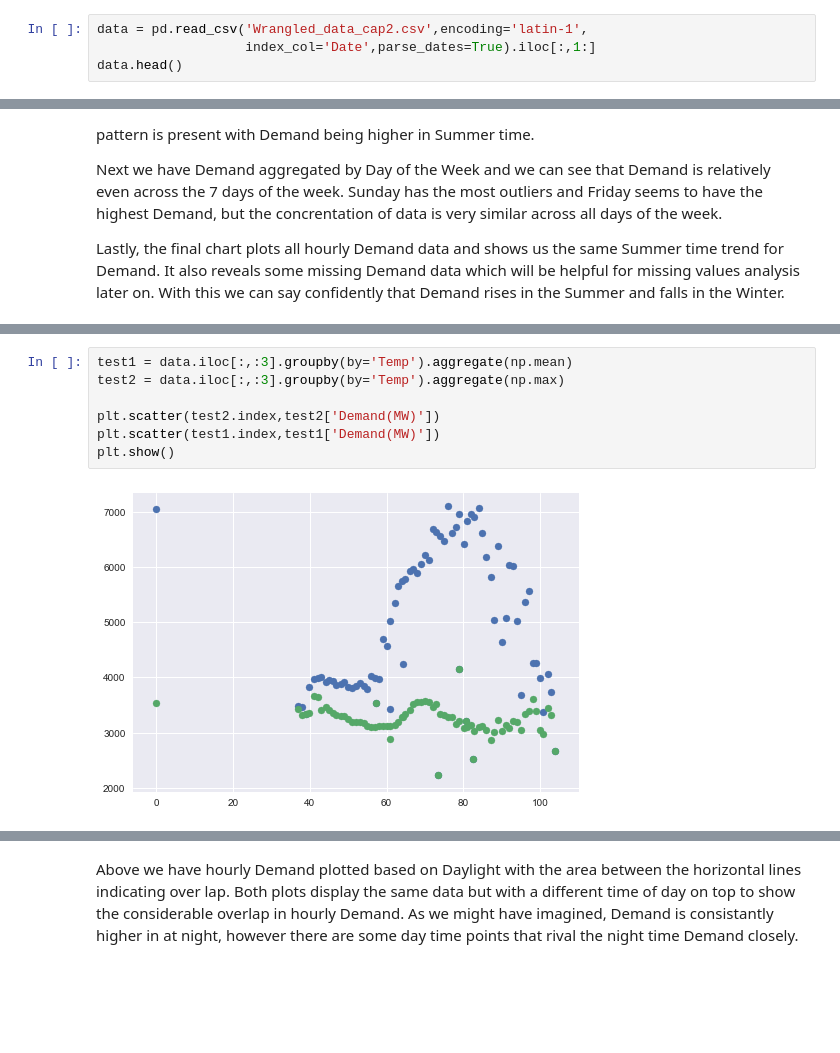
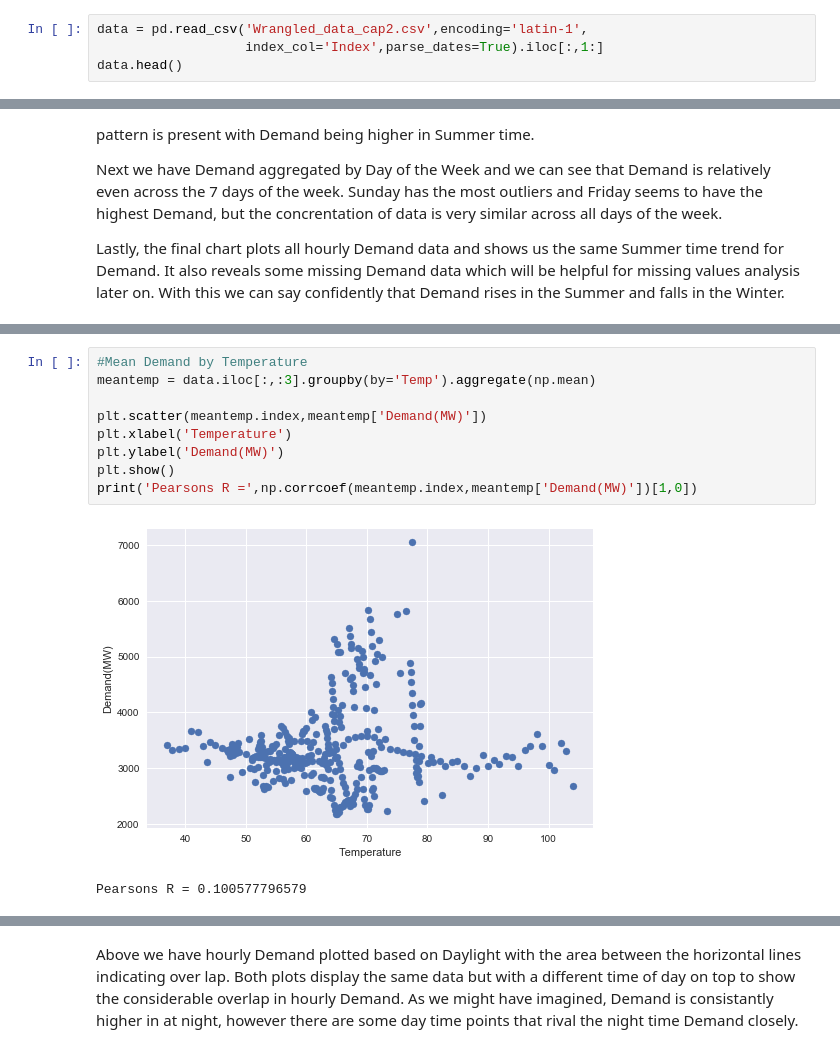
Before and after one commit to Rene-Sanchez/LADWP_Energy_Demand_Forecast, a Jupyter notebook: Cap2visualization.ipynb, the cells around one changed output, grey strips where cells are left out. Saved outputs shown, nothing was run; the diff lists cells and outputs as text; blank space fills up the shorter version.

```diff
--- a/Cap2visualization.ipynb
+++ b/Cap2visualization.ipynb
@@ -5,7 +5,7 @@ import matplotlib.pyplot as plt
 import seaborn as sns
 # %%
 data = pd.read_csv('Wrangled_data_cap2.csv',encoding='latin-1',
-                   index_col='Date',parse_dates=True).iloc[:,1:]
+                   index_col='Index',parse_dates=True).iloc[:,1:]
 data.head()
 # %% [output]
 |  | Demand(MW) | Forecast(MW) | Temp | Name | holiday | DofWk | daylight |
@@ -207,9 +178,12 @@ These findings further support the pattern we saw earlier in Demand across time
 # %%
-test1 = data.iloc[:,:3].groupby(by='Temp').aggregate(np.mean)
-test2 = data.iloc[:,:3].groupby(by='Temp').aggregate(np.max)
+#Mean Demand by Temperature
+meantemp = data.iloc[:,:3].groupby(by='Temp').aggregate(np.mean)
 
-plt.scatter(test2.index,test2['Demand(MW)'])
-plt.scatter(test1.index,test1['Demand(MW)'])
+plt.scatter(meantemp.index,meantemp['Demand(MW)'])
+plt.xlabel('Temperature')
+plt.ylabel('Demand(MW)')
 plt.show()
+print('Pearsons R =',np.corrcoef(meantemp.index,meantemp['Demand(MW)'])[1,0])
 # %% [output]
-[figure, old version]
+[figure, new version]
+Pearsons R = 0.100577796579
```
Also changed, not shown: parts of 16 cells of this notebook.
